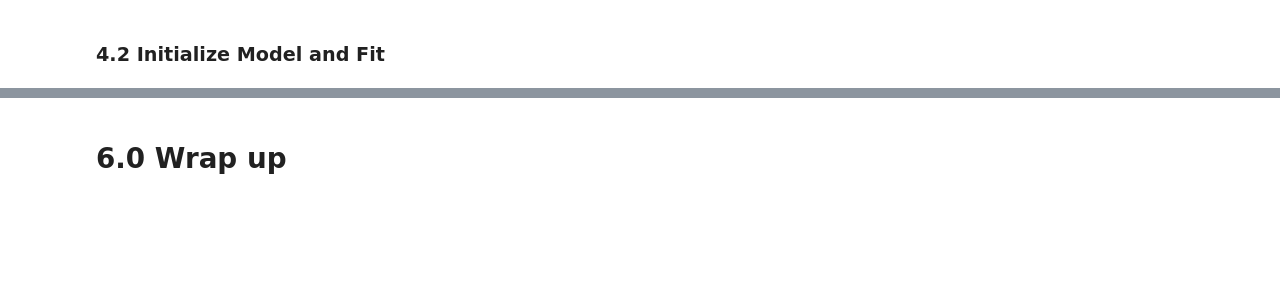
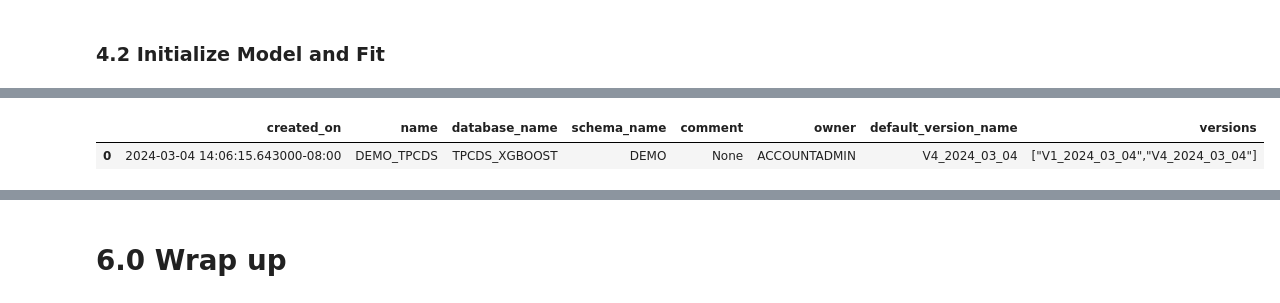
Before and after one commit to Snowflake-Labs/snowpark-python-demos, a Jupyter notebook: tpcds-customer-lifetime-value/xgboost_tpcds.ipynb, the cells around one changed output, grey strips where cells are left out. Cells and saved outputs as stored; diff of their text form; code cells hidden in the pictures; blank space fills up the shorter version.

```diff
--- a/tpcds-customer-lifetime-value/xgboost_tpcds.ipynb
+++ b/tpcds-customer-lifetime-value/xgboost_tpcds.ipynb
@@ -225,0 +253,5 @@ sdf_scored.limit(5).to_pandas()
+# %%
+native_registry.show_models()
+# %% [output]
+|  | created_on | name | database_name | schema_name | comment | owner | default_version_name | versions |
+| 0 | 2024-03-04 14:06:15.643000-08:00 | DEMO_TPCDS | TPCDS_XGBOOST | DEMO | None | ACCOUNTADMIN | V4_2024_03_04 | ["V1_2024_03_04","V4_2024_03_04"] |
```
Also changed, not shown: parts of 48 cells of this notebook.
